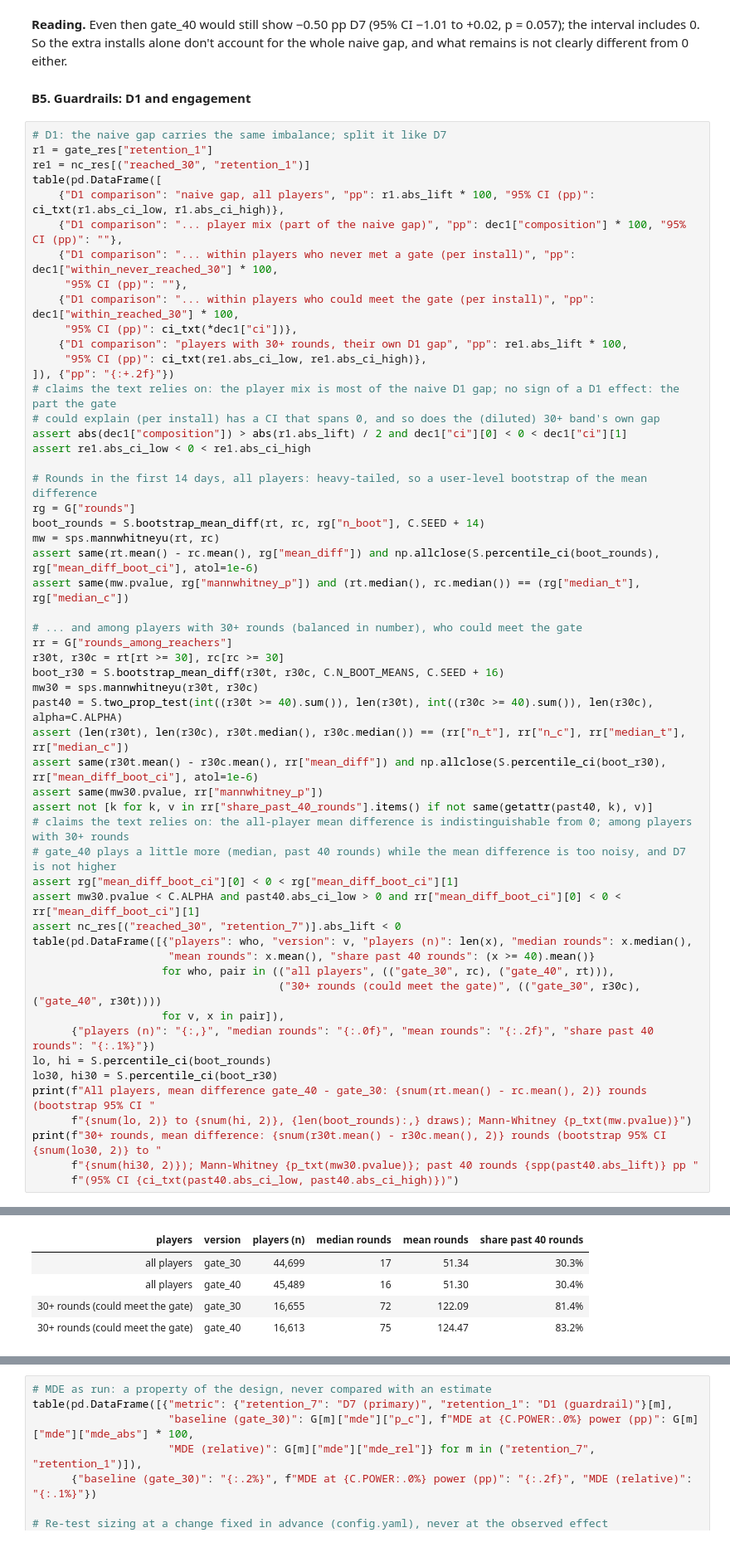
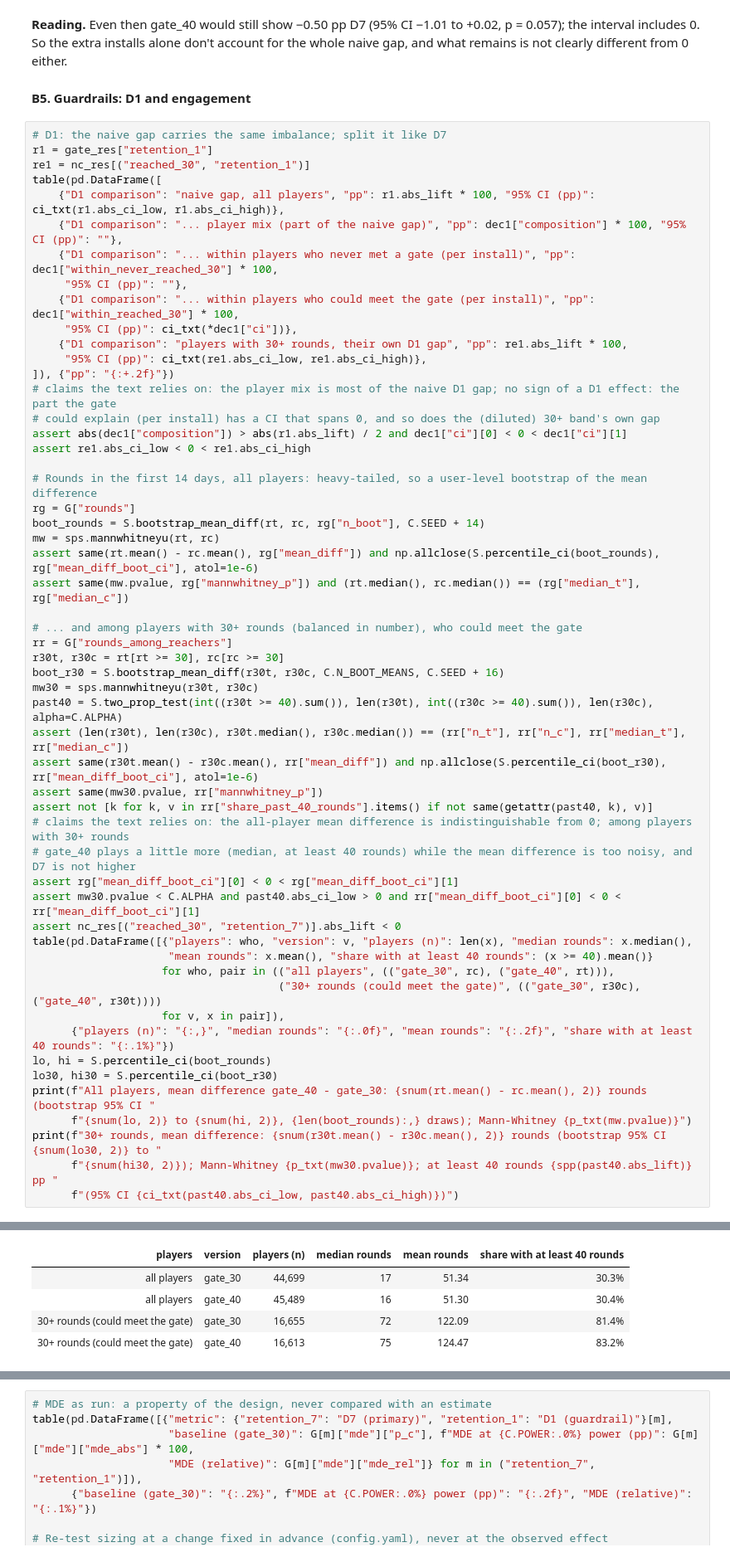
Before and after one commit to edwinzhang98/retention-ab-test-analysis, a Jupyter notebook: notebooks/03_ab_test.ipynb, the cells around one changed output, grey strips where cells are left out. Shown at 83% size. Saved outputs shown, nothing was run; the diff lists cells and outputs as text.

```diff
--- a/notebooks/03_ab_test.ipynb
+++ b/notebooks/03_ab_test.ipynb
@@ -1355,38 +1355,38 @@ assert same(mw.pvalue, rg["mannwhitney_p"]) and (rt.median(), rc.median()) == (r
 rr = G["rounds_among_reachers"]
 r30t, r30c = rt[rt >= 30], rc[rc >= 30]
 boot_r30 = S.bootstrap_mean_diff(r30t, r30c, C.N_BOOT_MEANS, C.SEED + 16)
 mw30 = sps.mannwhitneyu(r30t, r30c)
 past40 = S.two_prop_test(int((r30t >= 40).sum()), len(r30t), int((r30c >= 40).sum()), len(r30c), alpha=C.ALPHA)
 assert (len(r30t), len(r30c), r30t.median(), r30c.median()) == (rr["n_t"], rr["n_c"], rr["median_t"], rr["median_c"])
 assert same(r30t.mean() - r30c.mean(), rr["mean_diff"]) and np.allclose(S.percentile_ci(boot_r30), rr["mean_diff_boot_ci"], atol=1e-6)
 assert same(mw30.pvalue, rr["mannwhitney_p"])
 assert not [k for k, v in rr["share_past_40_rounds"].items() if not same(getattr(past40, k), v)]
 # claims the text relies on: the all-player mean difference is indistinguishable from 0; among players with 30+ rounds
-# gate_40 plays a little more (median, past 40 rounds) while the mean difference is too noisy, and D7 is not higher
+# gate_40 plays a little more (median, at least 40 rounds) while the mean difference is too noisy, and D7 is not higher
 assert rg["mean_diff_boot_ci"][0] < 0 < rg["mean_diff_boot_ci"][1]
 assert mw30.pvalue < C.ALPHA and past40.abs_ci_low > 0 and rr["mean_diff_boot_ci"][0] < 0 < rr["mean_diff_boot_ci"][1]
 assert nc_res[("reached_30", "retention_7")].abs_lift < 0
 table(pd.DataFrame([{"players": who, "version": v, "players (n)": len(x), "median rounds": x.median(),
-                     "mean rounds": x.mean(), "share past 40 rounds": (x >= 40).mean()}
+                     "mean rounds": x.mean(), "share with at least 40 rounds": (x >= 40).mean()}
                     for who, pair in (("all players", (("gate_30", rc), ("gate_40", rt))),
                                       ("30+ rounds (could meet the gate)", (("gate_30", r30c), ("gate_40", r30t))))
                     for v, x in pair]),
-      {"players (n)": "{:,}", "median rounds": "{:.0f}", "mean rounds": "{:.2f}", "share past 40 rounds": "{:.1%}"})
+      {"players (n)": "{:,}", "median rounds": "{:.0f}", "mean rounds": "{:.2f}", "share with at least 40 rounds": "{:.1%}"})
 lo, hi = S.percentile_ci(boot_rounds)
 lo30, hi30 = S.percentile_ci(boot_r30)
 print(f"All players, mean difference gate_40 - gate_30: {snum(rt.mean() - rc.mean(), 2)} rounds (bootstrap 95% CI "
       f"{snum(lo, 2)} to {snum(hi, 2)}, {len(boot_rounds):,} draws); Mann-Whitney {p_txt(mw.pvalue)}")
 print(f"30+ rounds, mean difference: {snum(r30t.mean() - r30c.mean(), 2)} rounds (bootstrap 95% CI {snum(lo30, 2)} to "
-      f"{snum(hi30, 2)}); Mann-Whitney {p_txt(mw30.pvalue)}; past 40 rounds {spp(past40.abs_lift)} pp "
+      f"{snum(hi30, 2)}); Mann-Whitney {p_txt(mw30.pvalue)}; at least 40 rounds {spp(past40.abs_lift)} pp "
       f"(95% CI {ci_txt(past40.abs_ci_low, past40.abs_ci_high)})")
 # %% [output]
 | D1 comparison | pp | 95% CI (pp) |
 | naive gap, all players | −0.59 | −1.24 to +0.06 |
 | ... player mix (part of the naive... | −0.42 |  |
 | ... within players who never met ... | −0.20 |  |
 | ... within players who could meet... | +0.03 | −0.29 to +0.35 |
 | players with 30+ rounds, their ow... | +0.08 | −0.78 to +0.94 |
-| players | version | players (n) | median rounds | mean rounds | share past 40 rounds |
+| players | version | players (n) | median rounds | mean rounds | share with at least 40 rounds |
 | all players | gate_30 | 44,699 | 17 | 51.34 | 30.3% |
 | all players | gate_40 | 45,489 | 16 | 51.30 | 30.4% |
 | 30+ rounds (could meet the gate) | gate_30 | 16,655 | 72 | 122.09 | 81.4% |
```
Also changed, not shown: parts of 9 cells of this notebook, 43 other files.
